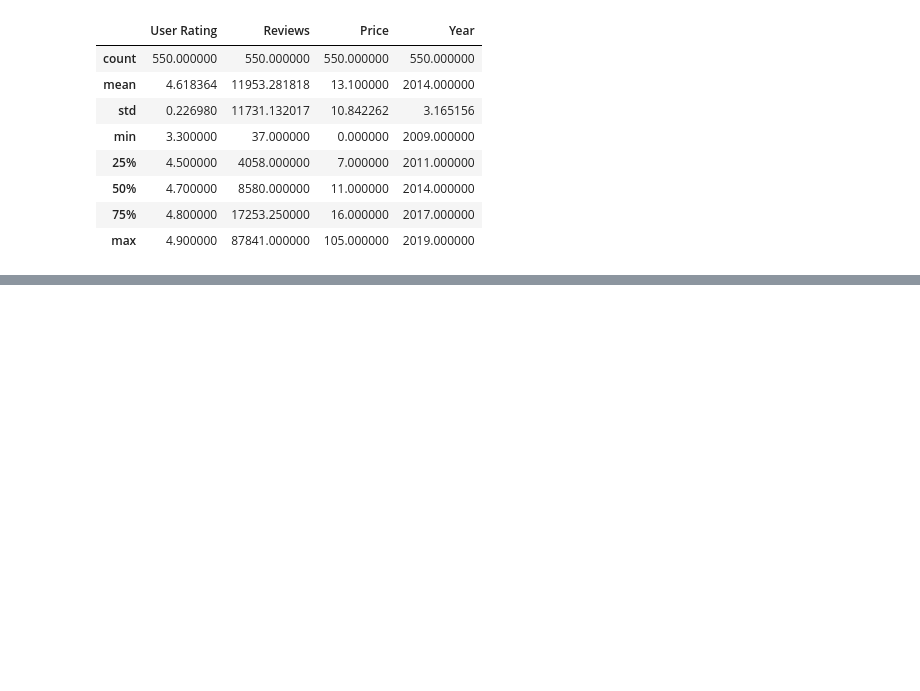
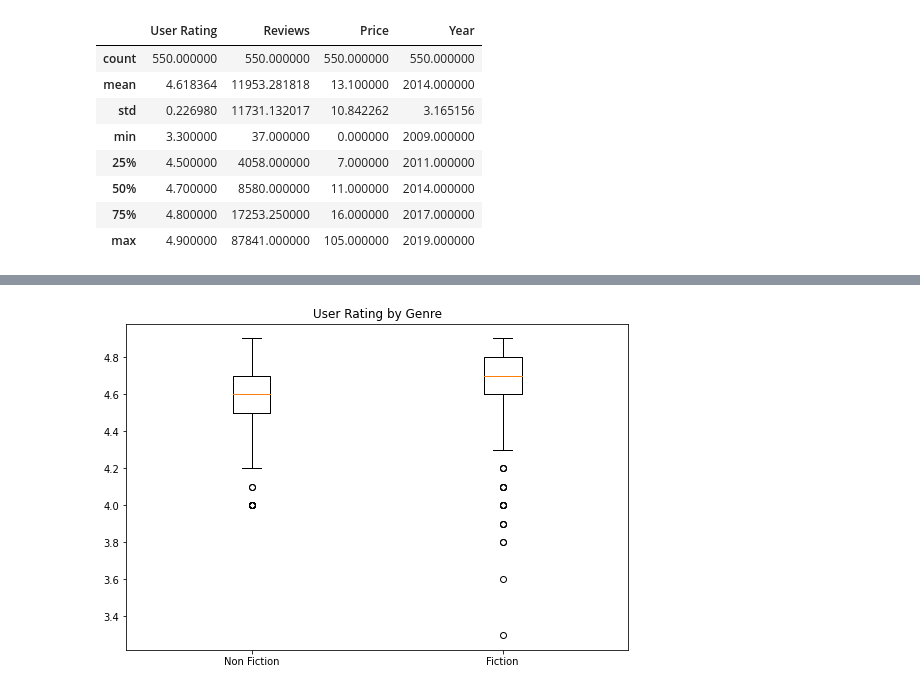
Before and after one commit to acrulopez/Analysis-Amazon-Top-50-Bestselling-Books-2009-2019, a Jupyter notebook: Analysis_Amazon_Top_50_Bestselling_Books_2009_2019_.ipynb, the cells around one changed output, grey strips where cells are left out. Saved outputs shown, nothing was run; the diff lists cells and outputs as text; code cells hidden in the pictures; blank space fills up the shorter version.

```diff
--- a/Analysis_Amazon_Top_50_Bestselling_Books_2009_2019_.ipynb
+++ b/Analysis_Amazon_Top_50_Bestselling_Books_2009_2019_.ipynb
@@ -56,0 +114,16 @@ plt.show()
+# %%
+# Creating Plot
+fig = plt.figure(figsize=(9, 6))
+ax = fig.add_subplot(111)
+
+# Create boxplot data
+genres = df['Genre'].unique()
+ax.set_xticklabels(genres)
+box_data = [df[df['Genre'] == genre]['User Rating'] for genre in genres]
+
+# Plot boxplot
+plt.boxplot(box_data)
+plt.title("User Rating by Genre")
+plt.show()
+# %% [output]
+[figure, added]
```
Also changed, not shown: parts of 8 cells of this notebook.
